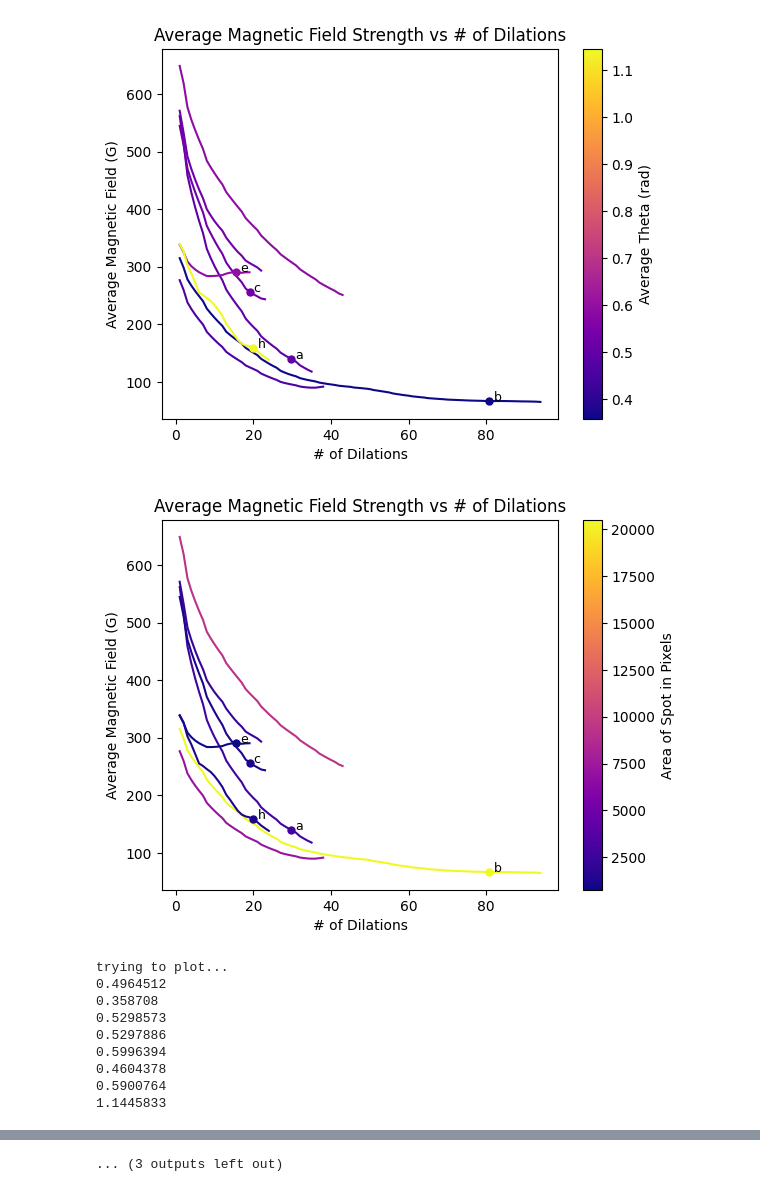
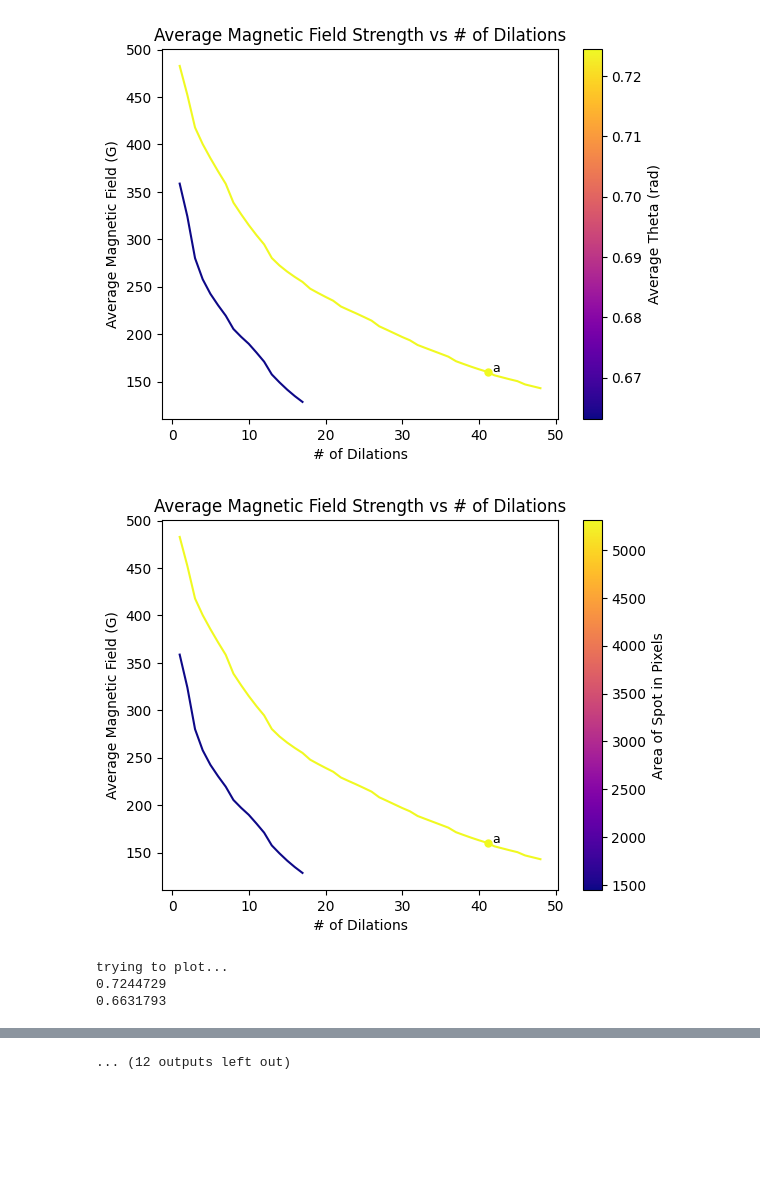
Before and after one commit to sruginski/sdo-clv-pipeline-main, a Jupyter notebook: sdo_clv_pipeline/demo_loop.ipynb, the cells around one changed output, grey strips where cells are left out. Saved outputs shown, nothing was run; the diff lists cells and outputs as text; code cells hidden in the pictures; blank space fills up the shorter version.

Commit message:
moat/plage/network comparison
Former-commit-id: b6ed4c5427d8706ea2b9c563815c6f62a9f2b55c

```diff
--- a/sdo_clv_pipeline/demo_loop.ipynb
+++ b/sdo_clv_pipeline/demo_loop.ipynb
@@ -49,7 +46,7 @@ counter = -1
 moat_avg_vels = []
 symbol = []
 
-for i in range (3,4):
+for i in range (0,30):
     # define the paths where files live
     con_file = os.path.join(data_dir, con_files[i])
     mag_file = os.path.join(data_dir, mag_files[i])
@@ -64,44 +61,44 @@ for i in range (3,4):
     aia = SDOImage(aia_file)     # AIA 1700 continuum filtergram, Relative 1700 Angstrom Continuum Intensity
 
 
-    # process_data_set(
-    # con_file, mag_file, dop_file, aia_file,
-    # moat_vels, moat_mags, moat_ints, moat_dilations,
-    # moat_thetas, moat_areas, moat_vals, counter,
-    # moat_avg_vels, symbol,
-    # mu_thresh=0.1,
-    # n_rings=10,
-    # suffix=None,
-    # datadir=data_dir)
+    process_data_set(
+    con_file, mag_file, dop_file, aia_file,
+    moat_vels, moat_mags, moat_ints, moat_dilations,
+    moat_thetas, moat_areas, moat_vals, counter,
+    moat_avg_vels, symbol,
+    mu_thresh=0.1,
+    n_rings=10,
+    suffix=None,
+    datadir=data_dir)
 
-    # do the coordinate transforms, etc.
-    dop.calc_geometry()
-    con.inherit_geometry(dop)
-    mag.inherit_geometry(dop)
+    # # do the coordinate transforms, etc.
+    # dop.calc_geometry()
+    # con.inherit_geometry(dop)
+    # mag.inherit_geometry(dop)
 
-    aia.rescale_to_hmi(con) # reproject onto plate scale of HMI images
+    # aia.rescale_to_hmi(con) # reproject onto plate scale of HMI images
 
-    # calculate the limb darkening correction
-    con.calc_limb_darkening()
-    aia.calc_limb_darkening()
+    # # calculate the limb darkening correction
+    # con.calc_limb_darkening()
+    # aia.calc_limb_darkening()
 
-    # correct magnetogram for foreshortening
-    mag.correct_magnetogram()
+    # # correct magnetogram for foreshortening
+    # mag.correct_magnetogram()
 
-    # calculate differential rot., meridional circ., obs. vel, grav. redshift, cbs
-    dop.correct_dopplergram(fit_cbs=False)
+    # # calculate differential rot., meridional circ., obs. vel, grav. redshift, cbs
+    # dop.correct_dopplergram(fit_cbs=False)
 
-    # set values to nan for mu less than mu_thresh
-    mu_thresh = 0.1
-    con.mask_low_mu(mu_thresh)
-    dop.mask_low_mu(mu_thresh)
-    mag.mask_low_mu(mu_thresh)
-    aia.mask_low_mu(mu_thresh)
+    # # set values to nan for mu less than mu_thresh
+    # mu_thresh = 0.1
+    # con.mask_low_mu(mu_thresh)
+    # dop.mask_low_mu(mu_thresh)
+    # mag.mask_low_mu(mu_thresh)
+    # aia.mask_low_mu(mu_thresh)
 
-    counter += 1
+    # counter += 1
 
-    mask = SunMask(con, mag, dop, aia, moat_vels, moat_mags, moat_ints, moat_dilations, moat_thetas, moat_areas, moat_vals, counter, moat_avg_vels, symbol)
-    mask.mask_low_mu(mu_thresh)
+    # mask = SunMask(con, mag, dop, aia, moat_vels, moat_mags, moat_ints, moat_dilations, moat_thetas, moat_areas, moat_vals, counter, moat_avg_vels, symbol)
+    # mask.mask_low_mu(mu_thresh)
 
-    label_moats_on_sun(mask)
+    # label_moats_on_sun(mask)
 # %% [output]
@@ -139,11 +126,5 @@ trying to plot...
-[figure, old version]
+[figure, new version]
-[figure, old version]
+[figure, new version]
 trying to plot...
-0.4964512
-0.358708
-0.5298573
-0.5297886
-0.5996394
-0.4604378
-0.5900764
-1.1445833
+0.7244729
+0.6631793
@@ -155,4 +146,4 @@ moat pixels
-... (3 outputs left out)
+... (12 outputs left out)
 # %%
 #plot_mask(mask)
 plt.imshow(mask.regions)
```
Also changed, not shown: parts of 4 cells of this notebook, 3 other files.
